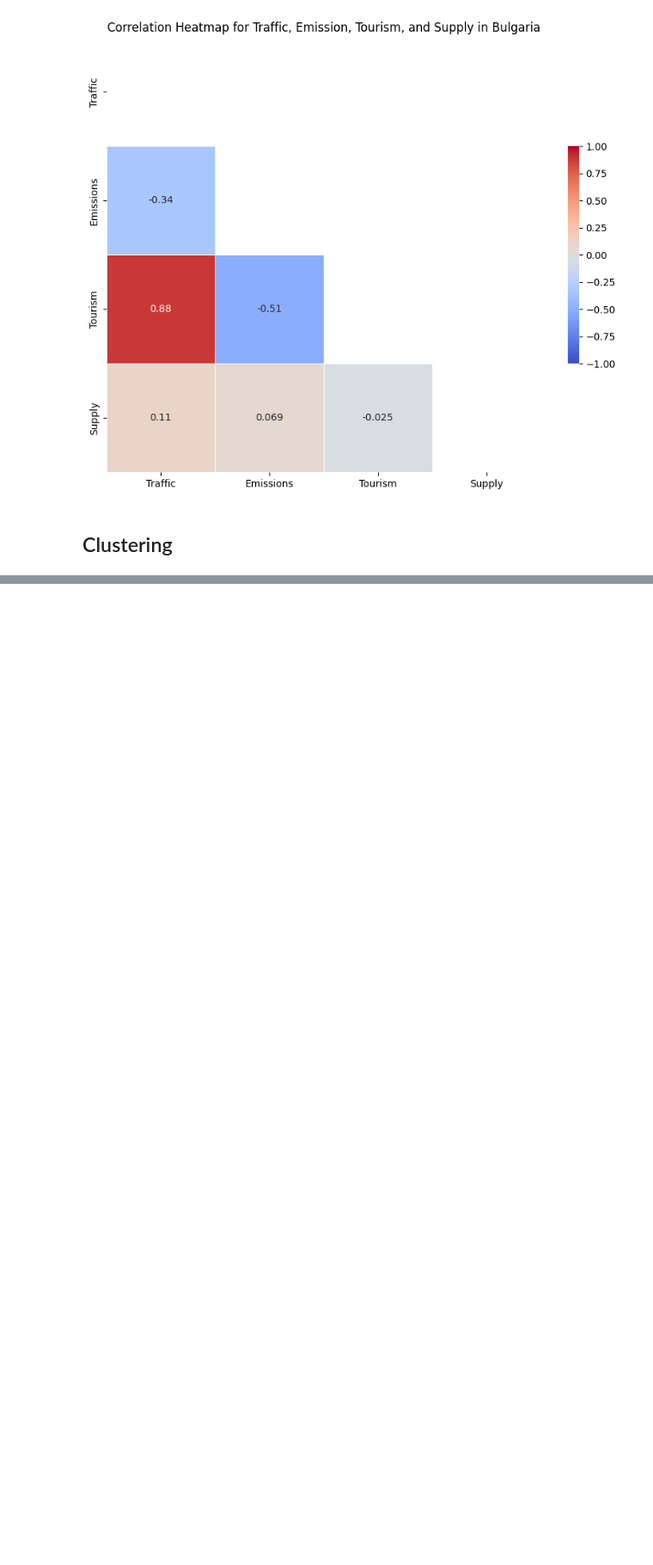
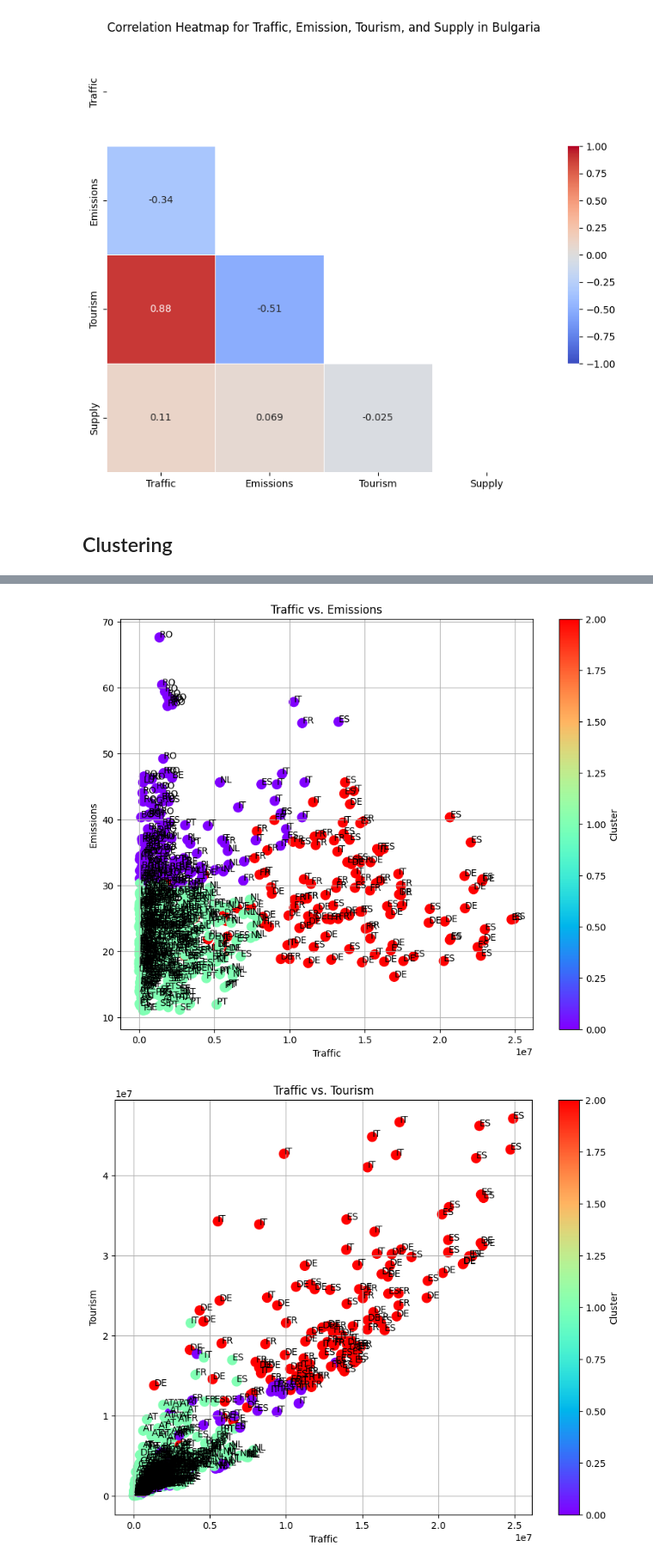
Before and after one commit to jimvanoosten/TIL6022_Group31, a Jupyter notebook: Gijs_TIL_notebook.ipynb, the cells around one changed output, grey strips where cells are left out. Shown at 86% size. Cells and saved outputs as stored; diff of their text form; code cells hidden in the pictures; blank space fills up the shorter version.

Commit message:
Made a kmeans

```diff
--- a/Gijs_TIL_notebook.ipynb
+++ b/Gijs_TIL_notebook.ipynb
@@ -457,18 +441,13 @@ print(merged_data)
 # %%
-# Define the list of countries
-countries = ['NL', 'LU', 'PL', 'BG']
+# Merge the dataset into 1 big dataset
+countries = ['DE', 'FR','IT', 'ES', 'PL', 'RO', 'NL', 'BE', 'GR', 'CZ', 'PT', 'HU', 'SE', 'AT', 'LU', 'BG']
 
-# Adjust for emissions '_CAP' suffix
-emissions_filtered['geo'] = emissions_filtered['geo'].str.replace('_CAP', '')
+emissions_filtered.loc[:, 'geo'] = emissions_filtered['geo'].str.replace('_CAP', '')
 emissions_filtered = emissions_filtered[emissions_filtered['geo'].isin(countries)]
-
-# Now, filter the other datasets based on the countries list
 traffic_filtered = traffic_filtered[traffic_filtered['geo'].isin(countries)]
 tourism_filtered = tourism_filtered[tourism_filtered['geo'].isin(countries)]
 supply_filtered = supply_filtered[supply_filtered['geo'].isin(countries)]
 
-
-# Now, merge the dataframes based on 'TIME_PERIOD' and 'geo'
 merged_data = pd.merge(traffic_filtered[['TIME_PERIOD', 'geo', 'Traffic']],
                        emissions_filtered[['TIME_PERIOD', 'geo', 'Emissions']],
                        on=['TIME_PERIOD', 'geo'],
@@ -484,5 +463,6 @@ merged_data = pd.merge(merged_data,
                        on=['TIME_PERIOD', 'geo'],
                        how='outer')
 
-print(merged_data)
+# Interpolate for the 3 missing data points in index 397, 553, 554
+merged_data['Emissions'] = merged_data['Emissions'].interpolate()
 # %% [output]
@@ -572,0 +476,43 @@ The default value of numeric_only in DataFrameGroupBy.mean is deprecated. In a f
+# %%
+# k = 3 because of 3 classes, low, middle and high income
+k = 3
+kmeans = KMeans(n_clusters=k, random_state=42)
+clusters = kmeans.fit_predict(scaled_data)
+merged_data['Cluster'] = clusters
+
+# Scatter plot for Traffic vs. Emissions
+plt.figure(figsize=(10, 8))
+plt.scatter(merged_data['Traffic'], merged_data['Emissions'], c=merged_data['Cluster'], cmap='rainbow', s=100)
+for idx, row in merged_data.iterrows():
+    plt.text(row['Traffic'], row['Emissions'], row['geo'])
+plt.xlabel('Traffic')
+plt.ylabel('Emissions')
+plt.title('Traffic vs. Emissions')
+plt.colorbar().set_label('Cluster')
+plt.grid(True)
+plt.show()
+
+# Scatter plot for Traffic vs. Tourism
+plt.figure(figsize=(10, 8))
+plt.scatter(merged_data['Traffic'], merged_data['Tourism'], c=merged_data['Cluster'], cmap='rainbow', s=100)
+for idx, row in merged_data.iterrows():
+    plt.text(row['Traffic'], row['Tourism'], row['geo'])
+plt.xlabel('Traffic')
+plt.ylabel('Tourism')
+plt.title('Traffic vs. Tourism')
+plt.colorbar().set_label('Cluster')
+plt.grid(True)
+plt.show()
+
+# Scatter plot for Traffic vs. Supply
+plt.figure(figsize=(10, 8))
+plt.scatter(merged_data['Traffic'], merged_data['Supply'], c=merged_data['Cluster'], cmap='rainbow', s=100)
+for idx, row in merged_data.iterrows():
+    plt.text(row['Traffic'], row['Supply'], row['geo'])
+plt.xlabel('Traffic')
+plt.ylabel('Supply')
+plt.title('Traffic vs. Supply')
+plt.colorbar().set_label('Cluster')
+plt.grid(True)
+plt.show()
+# %% [output]
@@ -572,0 +520,2 @@ The default value of numeric_only in DataFrameGroupBy.mean is deprecated. In a f
+[figure, added]
+[figure, added]
```
Also changed, not shown: parts of 9 cells of this notebook.
